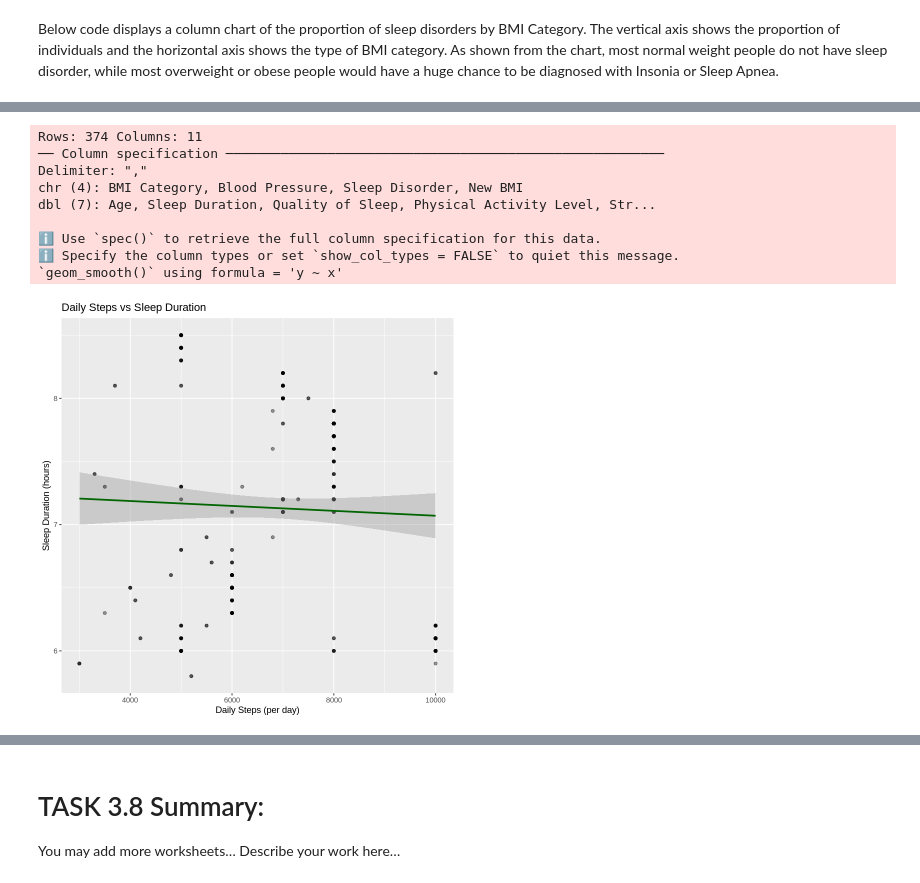
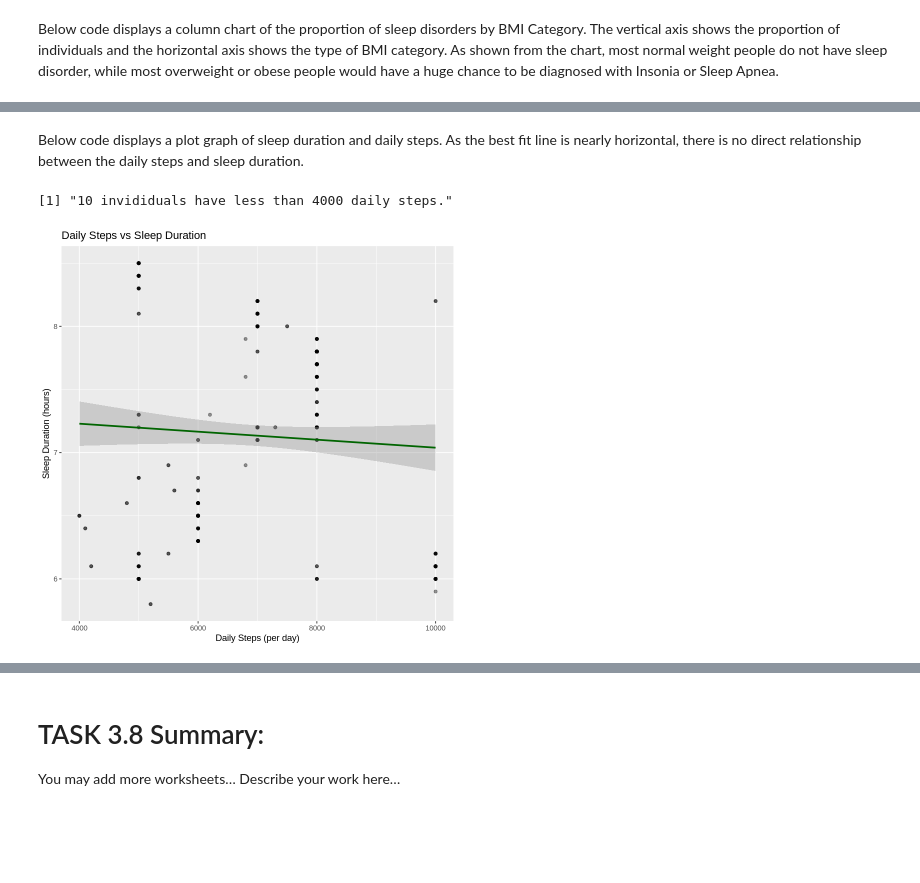
Before and after one commit to nickshen07/web, a Jupyter notebook: Project.ipynb, the cells around one changed output, grey strips where cells are left out. Cells and saved outputs as stored; diff of their text form; code cells hidden in the pictures; blank space fills up the shorter version.

```diff
--- a/Project.ipynb
+++ b/Project.ipynb
@@ -99,27 +87,39 @@ dbl (7): Age, Sleep Duration, Quality of Sleep, Physical Activity Level, Str...
 [figure]
+# %% [markdown]
+Below code displays a plot graph of sleep duration and daily steps. As the best fit line is nearly horizontal, there is no direct relationship between the daily steps and sleep duration.
 # %%
-sleep4 <- read_csv(f) %>%
+step_dur <- read_csv(f, show_col_types = FALSE) %>%
   rename(
     SleepDuration = `Sleep Duration`,
     DailySteps    = `Daily Steps`
   )
 
-ggplot(sleep4, aes(x = DailySteps, y = SleepDuration)) +
+valid <- list()
+cnt <- 1
+cnt2 <- 0
+
+for (i in 1:nrow(step_dur)) {
+  cur <- step_dur$DailySteps[i]
+  if (cur >= 4000) {
+    valid[[cnt]] <- step_dur[i, ]
+    cnt <- cnt + 1
+  } else {
+    cnt2 <- cnt2 + 1
+  }
+}
+
+print(paste0(cnt2, " invididuals have less than 4000 daily steps."))
+
+step_dur_fil <- bind_rows(valid)
+
+ggplot(step_dur_fil, aes(x = DailySteps, y = SleepDuration)) +
   geom_point(alpha = 0.4) +
-  geom_smooth(method = "lm", se = TRUE, color = "darkgreen") +
+  geom_smooth(formula = y ~ x, method = "lm", se = TRUE, color = "darkgreen") +
   labs(
     title = "Daily Steps vs Sleep Duration",
     x = "Daily Steps (per day)",
     y = "Sleep Duration (hours)"
   )
 # %% [output]
-Rows: 374 Columns: 11
-── Column specification ────────────────────────────────────────────────────────
-Delimiter: ","
-chr (4): BMI Category, Blood Pressure, Sleep Disorder, New BMI
-dbl (7): Age, Sleep Duration, Quality of Sleep, Physical Activity Level, Str...
-
-ℹ Use `spec()` to retrieve the full column specification for this data.
-ℹ Specify the column types or set `show_col_types = FALSE` to quiet this message.
-`geom_smooth()` using formula = 'y ~ x'
+[1] "10 invididuals have less than 4000 daily steps."
-[figure, old version]
+[figure, new version]
```
Also changed, not shown: parts of 9 cells of this notebook.
